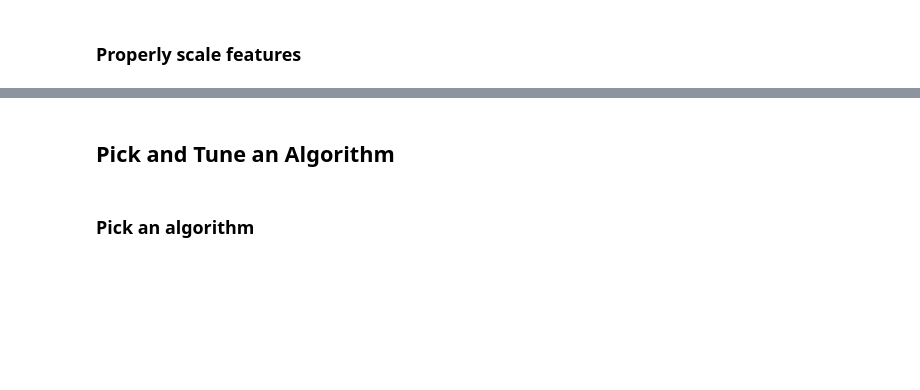
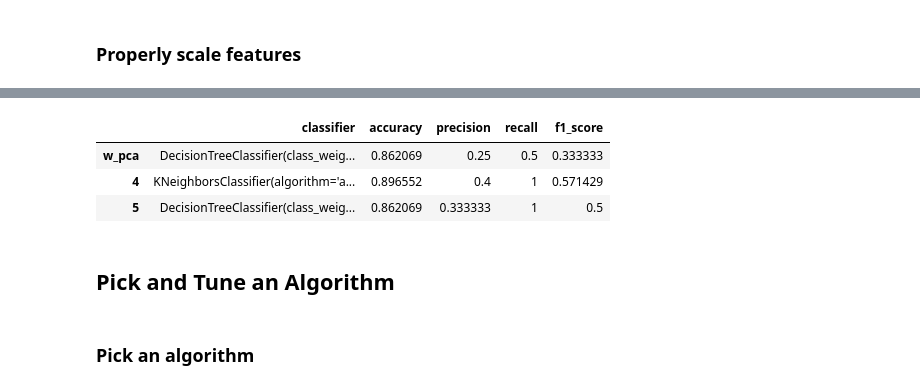
Before and after one commit to lizkalina/poi-classifier, a Jupyter notebook: Identify Fraud from Enron Email-V2.ipynb, the cells around one changed output, grey strips where cells are left out. Saved outputs shown, nothing was run; the diff lists cells and outputs as text; code cells hidden in the pictures; blank space fills up the shorter version.

```diff
--- a/Identify Fraud from Enron Email-V2.ipynb
+++ b/Identify Fraud from Enron Email-V2.ipynb
@@ -314,3 +316,39 @@ selector_scores
+# %%
+## Revision: Algorithm Performance with and without new features
+
+from sklearn import metrics
+
+pca_cols = ['other','from_messages','from_this_person_to_poi','to_messages',0,1]
+
+selector = SelectPercentile(f_classif,percentile = 100)
+selector.fit(data[pca_cols],data['poi'])
+pca_features = selector.transform(data[pca_cols])
+
+pca_f_train, pca_f_test, pca_labels_train, pca_labels_test = model_selection.train_test_split(pca_features,data['poi'], test_size=0.2, random_state=67)
+
+pca_metrics_df = pd.DataFrame(columns=['classifier','accuracy','precision','recall','f1_score'],index=['w_pca'])
+
+curr = DecisionTreeClassifier(class_weight='balanced', criterion='gini', max_depth=3,
+            max_features=None, max_leaf_nodes=None,
+            min_impurity_split=1e-07, min_samples_leaf=2,
+            min_samples_split=5, min_weight_fraction_leaf=0.0,
+            presort=True, random_state=5, splitter='best')
+
+curr = curr.fit(pca_f_train,pca_labels_train)
+pca_y_guess = curr.predict(pca_f_test)
+
+pca_metrics_df.loc['w_pca','classifier'] = curr
+pca_metrics_df.loc['w_pca','accuracy'] = metrics.accuracy_score(pca_labels_test,pca_y_guess)
+pca_metrics_df.loc['w_pca','precision'] = metrics.precision_score(pca_labels_test,pca_y_guess)
+pca_metrics_df.loc['w_pca','recall'] = metrics.recall_score(pca_labels_test,pca_y_guess)
+pca_metrics_df.loc['w_pca','f1_score'] = metrics.f1_score(pca_labels_test,pca_y_guess)
+
+pd.concat([pca_metrics_df,passing_clfs])
+# %% [output]
+|  | classifier | accuracy | precision | recall | f1_score |
+| w_pca | DecisionTreeClassifier(class_weig... | 0.862069 | 0.25 | 0.5 | 0.333333 |
+| 4 | KNeighborsClassifier(algorithm='a... | 0.896552 | 0.4 | 1 | 0.571429 |
+| 5 | DecisionTreeClassifier(class_weig... | 0.862069 | 0.333333 | 1 | 0.5 |
 # %% [markdown]
 ## Pick and Tune an Algorithm
 # %% [markdown]
```
Also changed, not shown: parts of 10 cells of this notebook.
